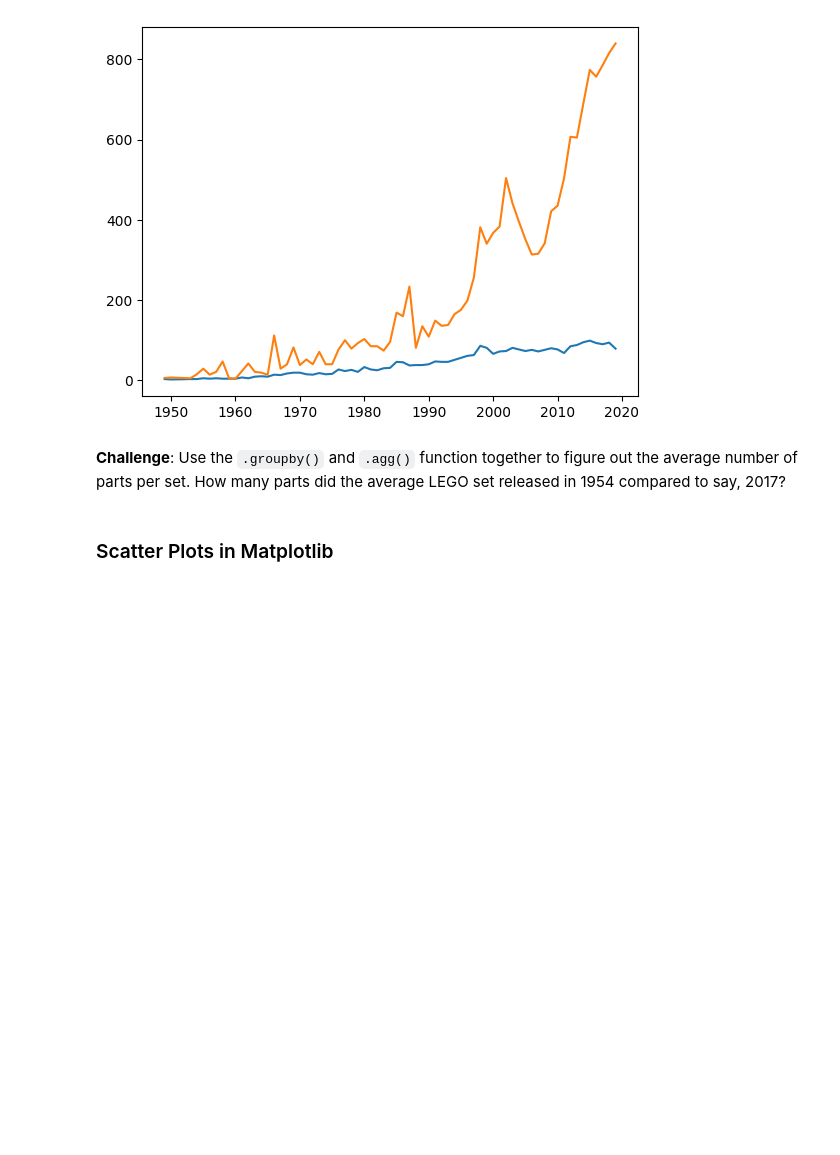
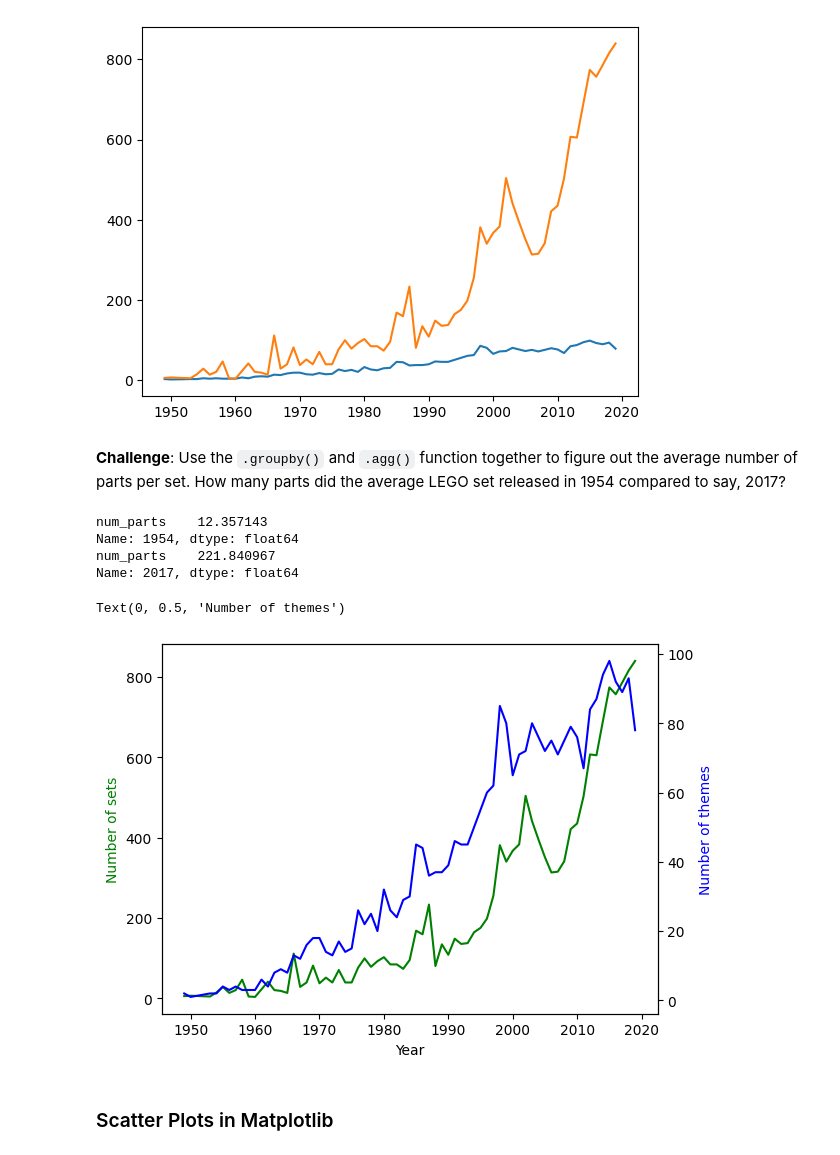
Before and after one commit to samuelard7/colab, a Jupyter notebook: Lego_Analysis.ipynb, the cells around one changed output. Cells and saved outputs as stored; diff of their text form; code cells hidden in the pictures; blank space fills up the shorter version.

Commit message:
scatterplot update

```diff
--- a/Lego_Analysis.ipynb
+++ b/Lego_Analysis.ipynb
@@ -260,6 +260,30 @@ plt.plot(sets_by_year.index[:-2],sets_by_year.set_num[:-2])
 [figure]
 # %% [markdown]
 **Challenge**: Use the <code>.groupby()</code> and <code>.agg()</code> function together to figure out the average number of parts per set. How many parts did the average LEGO set released in 1954 compared to say, 2017?
+# %%
+# prompt: Challenge: Use the .groupby() and .agg() function together to figure out the average number of parts per set. How many parts did the average LEGO set released in 1954 compared to say, 2017?
+
+avg_parts_by_year = sets.groupby('year').agg({'num_parts': 'mean'})
+print(avg_parts_by_year.loc[1954])
+print(avg_parts_by_year.loc[2017])
+# %% [output]
+num_parts    12.357143
+Name: 1954, dtype: float64
+num_parts    221.840967
+Name: 2017, dtype: float64
+# %%
+ax1 = plt.gca()
+ax2 = ax1.twinx()
+
+ax1.plot(sets_by_year.index[:-2], sets_by_year.set_num[:-2], color='g')
+ax2.plot(themes_by_year.index[:-2], themes_by_year.nr_themes[:-2], color='b')
+
+ax1.set_xlabel('Year')
+ax1.set_ylabel('Number of sets', color='g')
+ax2.set_ylabel('Number of themes', color='b')
+# %% [output]
+Text(0, 0.5, 'Number of themes')
+[figure, added]
 # %% [markdown]
 ### Scatter Plots in Matplotlib
 # %% [markdown]
```
Also changed, not shown: parts of 1 cell of this notebook.
